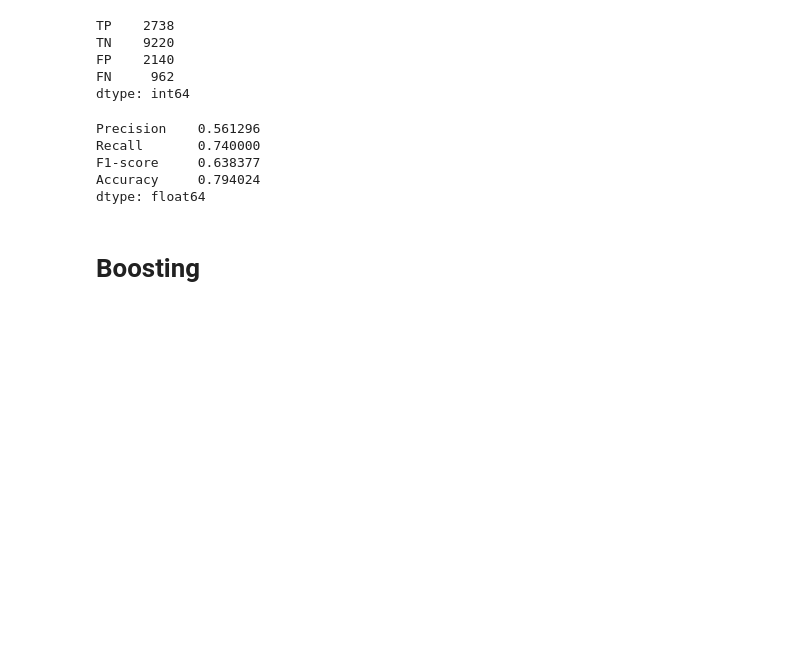
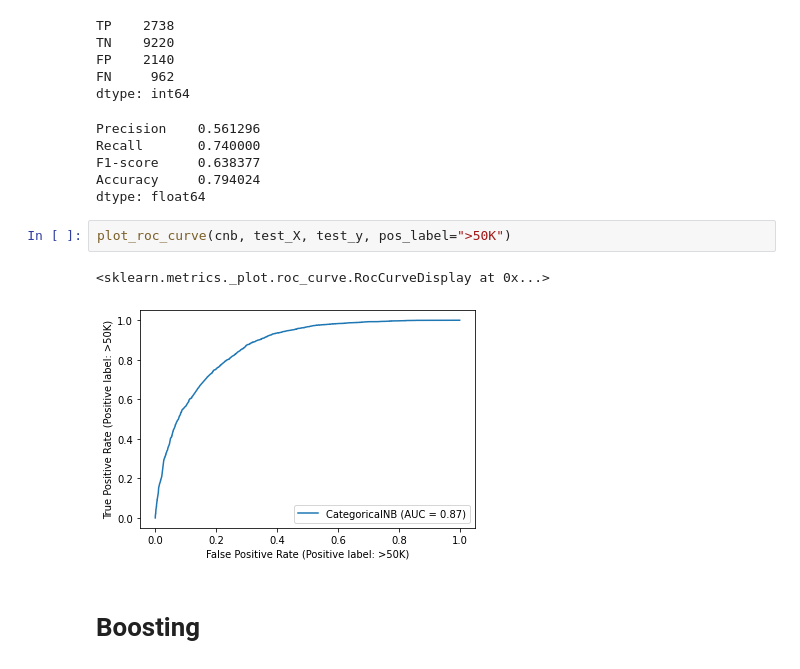
Before and after one commit to Pligabue/PCS5024-2021, a Jupyter notebook: Classifiers for the Adult Dataset/main.ipynb, the cells around one changed output. Saved outputs shown, nothing was run; the diff lists cells and outputs as text; blank space fills up the shorter version.

Commit message:
V2.2
Add ROC curve and AUC.

```diff
--- a/Classifiers for the Adult Dataset/main.ipynb
+++ b/Classifiers for the Adult Dataset/main.ipynb
@@ -670,6 +671,11 @@ Recall       0.740000
 F1-score     0.638377
 Accuracy     0.794024
 dtype: float64
+# %%
+plot_roc_curve(cnb, test_X, test_y, pos_label=">50K")
+# %% [output]
+<sklearn.metrics._plot.roc_curve.RocCurveDisplay at 0x...>
+[figure, added]
 # %% [markdown]
 # Boosting
 # %%
```
Also changed, not shown: parts of 8 cells of this notebook, 1 other file.
